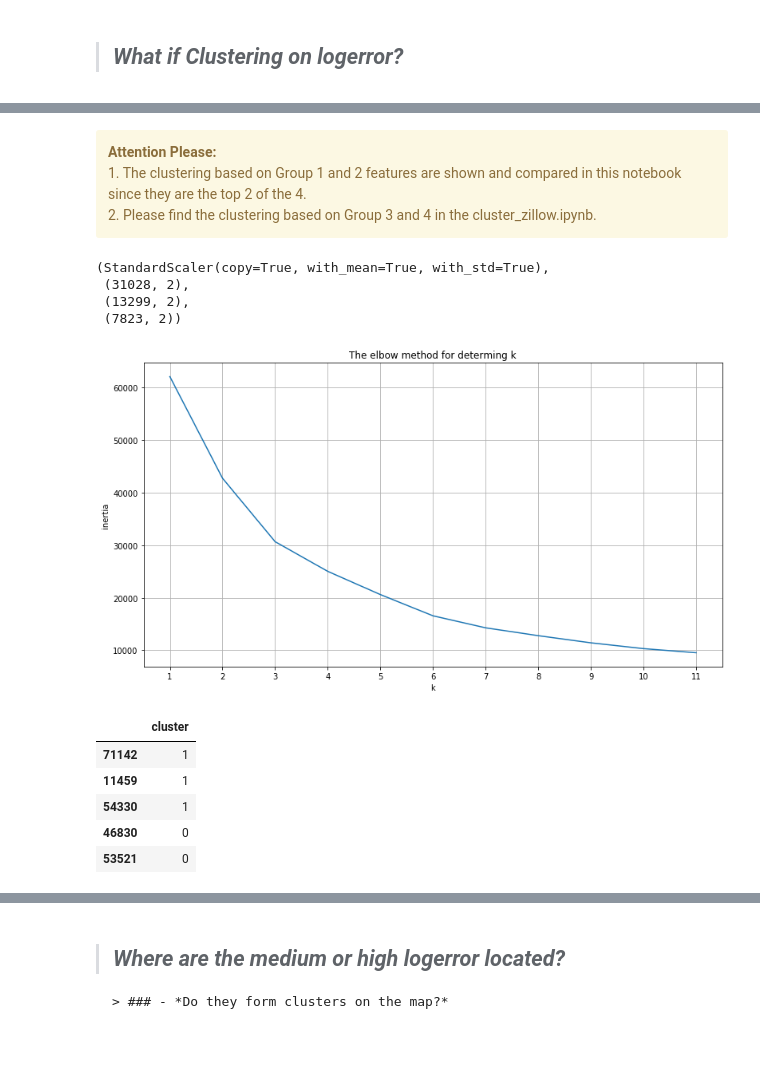
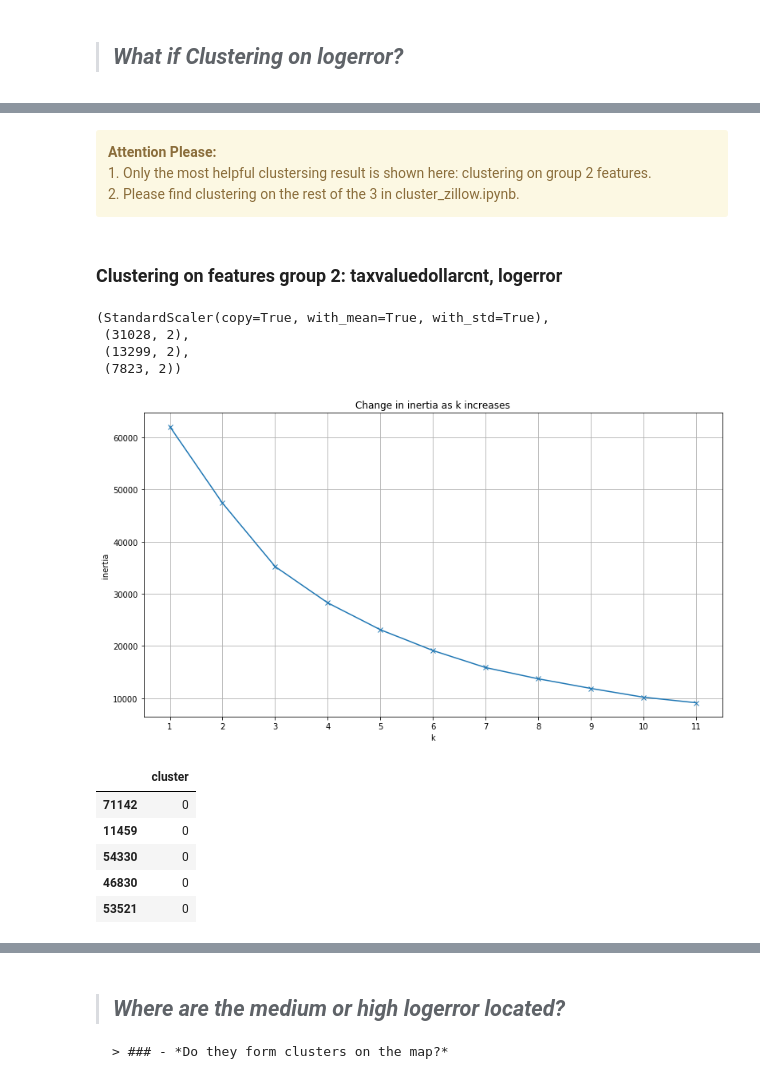
Before and after one commit to Yongliang-Shi/Exploring-Drivers-of-the-Error-in-Zestimate, a Jupyter notebook: clustering_project_zillow_walkthrough.ipynb, the cells around one changed output, grey strips where cells are left out. Saved outputs shown, nothing was run; the diff lists cells and outputs as text; code cells hidden in the pictures; blank space fills up the shorter version.

```diff
--- a/clustering_project_zillow_walkthrough.ipynb
+++ b/clustering_project_zillow_walkthrough.ipynb
@@ -239,7 +215,7 @@ Image(filename = "logerror_long_lat.png", width = 750, height = 500)
 # %% [markdown]
 <div class="alert alert-block alert-warning"><b>Attention Please:</b><br>
-    1. The clustering based on Group 1 and 2 features are shown and compared in this notebook since they are the top 2 of the 4.<br>
-    2. Please find the clustering based on Group 3 and 4 in the cluster_zillow.ipynb.</div>
+    1. Only the most helpful clustersing result is shown here: clustering on group 2 features.<br>
+    2. Please find clustering on the rest of the 3 in cluster_zillow.ipynb.</div>
 # %%
 # Acquire the zillow dataset
 zillow = acquire.get_zillow_clustering()
@@ -252,4 +228,6 @@ train, validate, test = wrangle_zillow.wrangle_zillow_clustering_2(zillow)
 train['logtaxvaluedollarcnt'] = np.log10(train.taxvaluedollarcnt)
 validate['logtaxvaluedollarcnt'] = np.log10(validate.taxvaluedollarcnt)
 test['logtaxvaluedollarcnt'] = np.log10(test.taxvaluedollarcnt)
+# %% [markdown]
+### Clustering on features group 2: taxvaluedollarcnt, logerror
 # %%
@@ -272,35 +251,34 @@ scaler, train_g1_scaled.shape, validate_g1_scaled.shape, test_g1_scaled.shape
  (13299, 2),
  (7823, 2))
 # %%
-# Use the elbow method to visually select a good value for k.
+# Choosing optimal clusters by elbow method
 
+# Create a dictionary to hold the inertias
 output = {}
 
+# Iterate k from 1 to 11, calculate their inertias and store them in the dictionary
 for k in range(1, 12):
-    kmeans = KMeans(n_clusters=k)
-    kmeans.fit(train_g1_scaled)
+    kmeans = KMeans(n_clusters=k, random_state=1)
+    kmeans.fit(train_g2_scaled)
     output[k] = kmeans.inertia_
 
-ax = pd.Series(output).plot(figsize=(13,7))
-ax.set(xlabel='k', ylabel='inertia', xticks=range(1,12), title='The elbow method for determing k')
+# Visualize the inertia against k
+ax = pd.Series(output).plot(figsize=(13,7), marker='x')
+ax.set(xlabel='k', ylabel='inertia', xticks=range(1,12), title='Change in inertia as k increases')
 ax.grid()
 # %% [output]
-[figure, old version]
+[figure, new version]
-# %%
-# Group into a 6 clusters by calling function `kmeans_labels` in model.py.
-# The KMeans object and the labels of each point by KMeans are returned.
-
-kmeans1, cluster1 = model.kmeans_labels(train_g1_scaled, cols_to_cluster, 6)
-
-# Print out top 5 rows of the labels
-cluster1.head()
-
-# If the clustering is helpful, kmeans1 may be used to predict the labels of the validate and test dataset.
-# %% [output]
-|  | cluster |
-| 71142 | 1 |
-| 11459 | 1 |
-| 54330 | 1 |
-| 46830 | 0 |
-| 53521 | 0 |
+# %%
+# Based on the above visualization, I chose 6 as the number of clusters.
+# Convert the labels to dataframe named cluster2.
+
+kmeans2, cluster2 = model.kmeans_labels(train_g2_scaled, cols_to_cluster, 6)
+cluster2.head()
+# %% [output]
+|  | cluster |
+| 71142 | 0 |
+| 11459 | 0 |
+| 54330 | 0 |
+| 46830 | 0 |
+| 53521 | 0 |
 # %%
```
Also changed, not shown: parts of 27 cells of this notebook.
